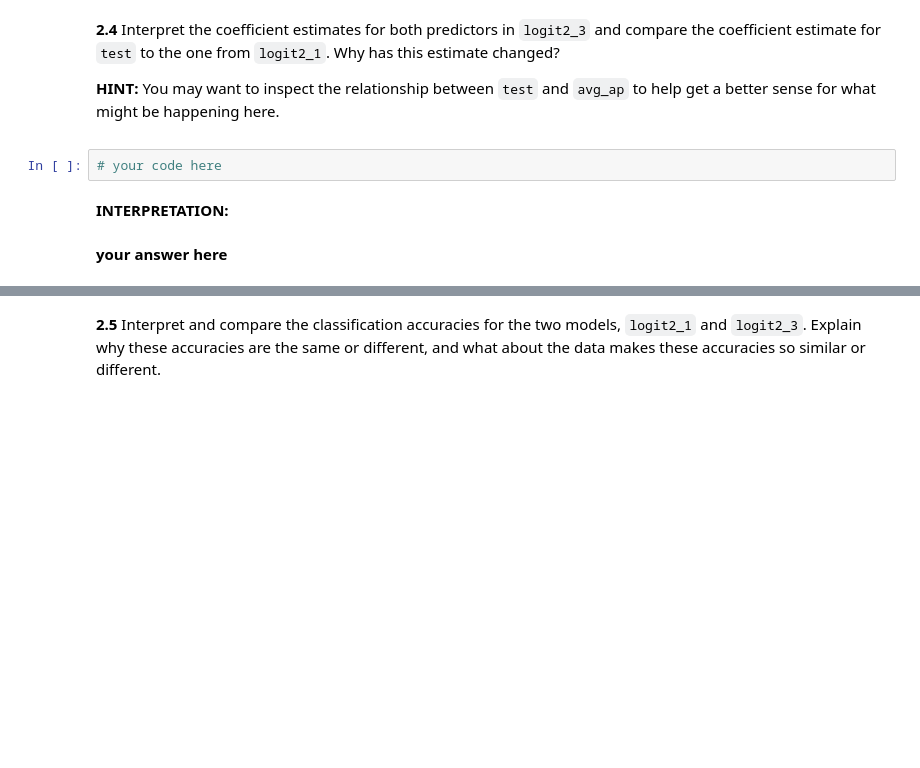
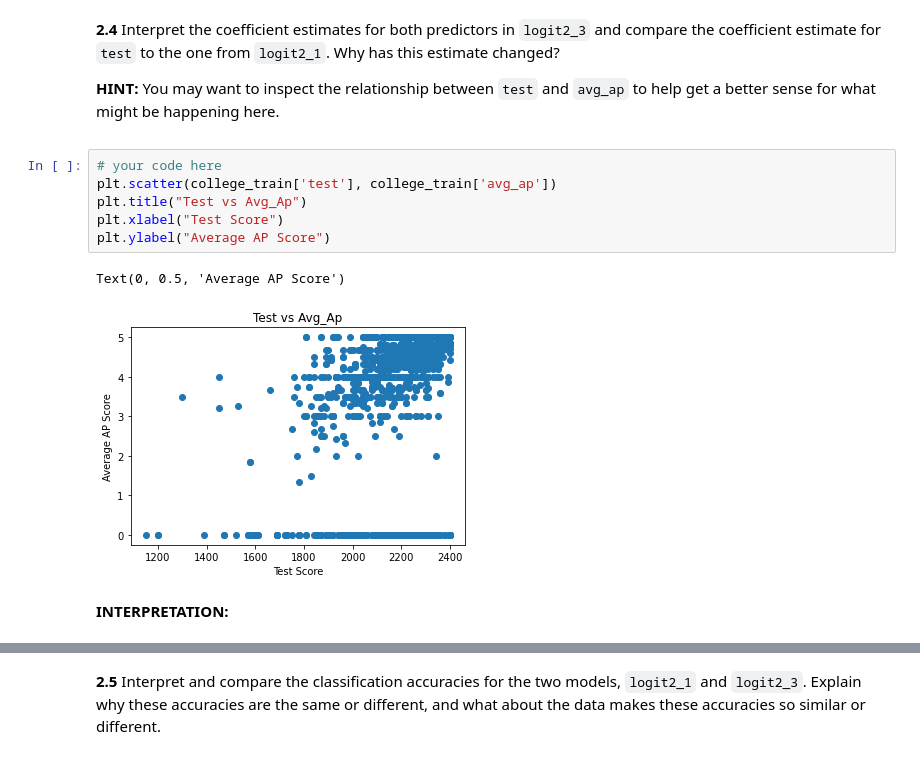
Before and after one commit to westonruths/ac209a, a Jupyter notebook: cs109a_hw5/cs109a_hw5.ipynb, the cells around one changed output, grey strips where cells are left out. Drawn from its saved outputs; the diff is of its cells as text; blank space fills up the shorter version.

```diff
--- a/cs109a_hw5/cs109a_hw5.ipynb
+++ b/cs109a_hw5/cs109a_hw5.ipynb
@@ -340,9 +465,14 @@ college['harvard'] = np.where(college['school']== 'Harvard', 1, 0)
 **HINT:** You may want to inspect the relationship between `test` and `avg_ap` to help get a better sense for what might be happening here.
 
 </div>
-# %%
-# your code here
+# %%
+# your code here
+plt.scatter(college_train['test'], college_train['avg_ap'])
+plt.title("Test vs Avg_Ap")
+plt.xlabel("Test Score")
+plt.ylabel("Average AP Score")
+# %% [output]
+Text(0, 0.5, 'Average AP Score')
+[figure, added]
 # %% [markdown]
 **INTERPRETATION:**
-# %% [markdown]
-**your answer here**
```
Also changed, not shown: parts of 27 cells of this notebook.
